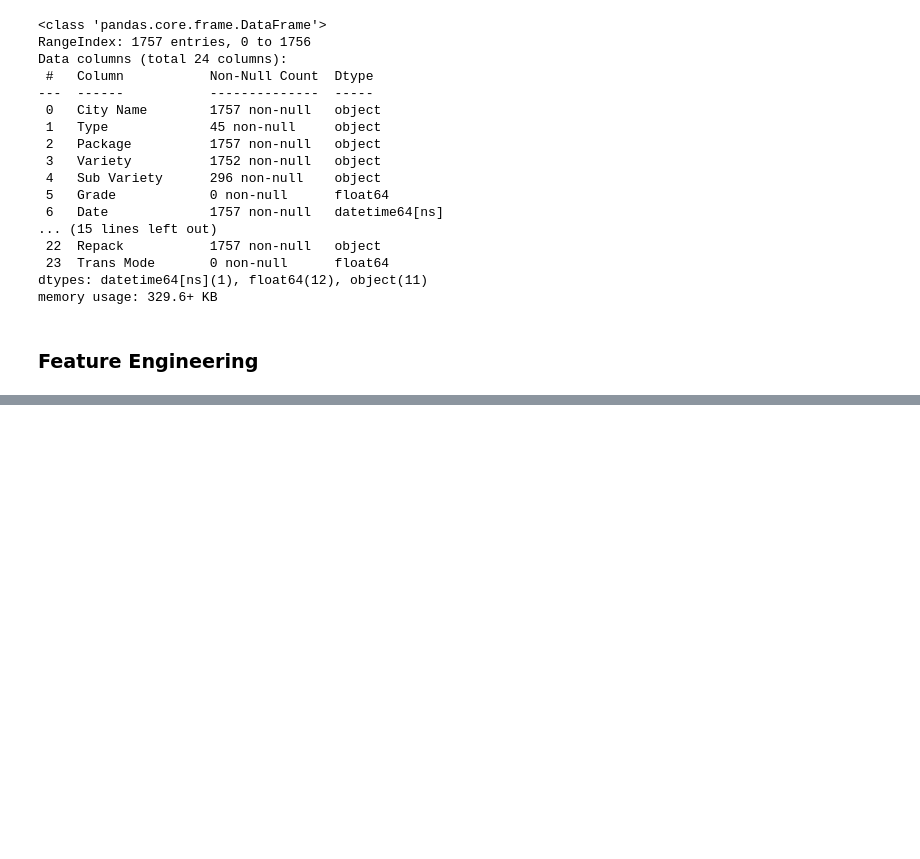
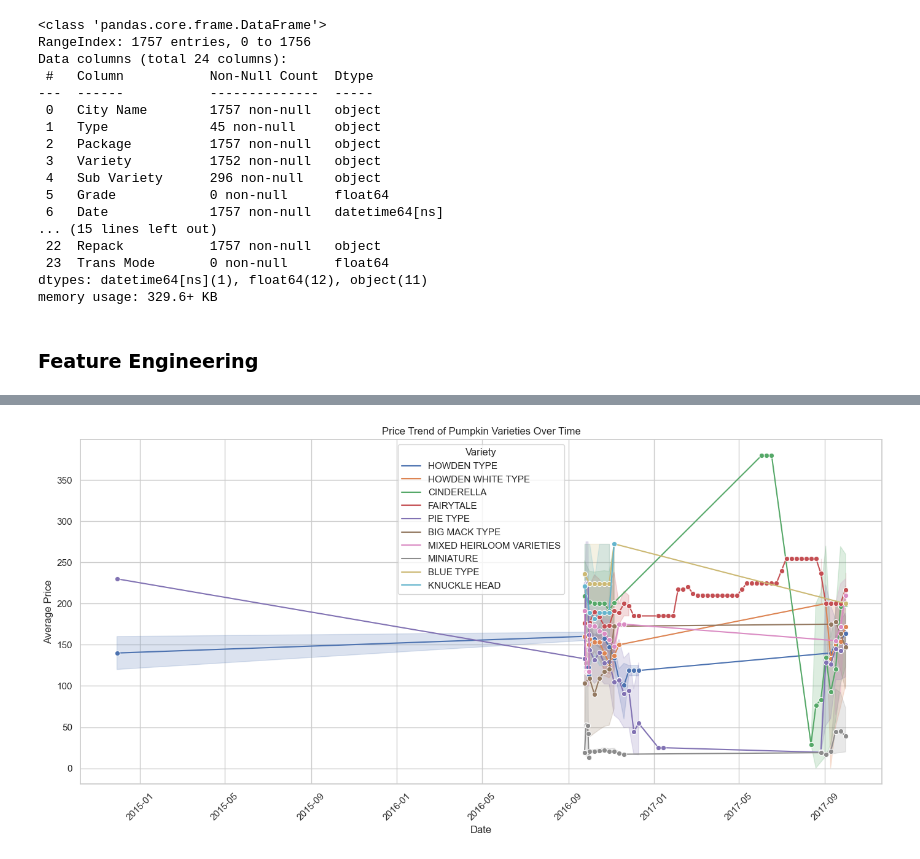
Before and after one commit to uzakariyya/Cohort-3.0-Machine-Learning-Assignments, a Jupyter notebook: Regression_Assingment/2_Regression_Assignment.ipynb, the cells around one changed output, grey strips where cells are left out. Saved outputs shown, nothing was run; the diff lists cells and outputs as text; code cells hidden in the pictures; blank space fills up the shorter version.

```diff
--- a/Regression_Assingment/2_Regression_Assignment.ipynb
+++ b/Regression_Assingment/2_Regression_Assignment.ipynb
@@ -124,0 +157,13 @@ ValueError: Could not interpret value `Pond` for parameter `x`
+# %%
+# Price Trend Over Time (Line Plot)
+plt.figure(figsize=(14,7))
+sns.lineplot(data=df, x='Date', y='Average Price', hue='Variety', marker='o')
+plt.title('Price Trend of Pumpkin Varieties Over Time')
+plt.xlabel('Date')
+plt.ylabel('Average Price')
+plt.xticks(rotation=45)
+plt.legend(title='Variety')
+plt.tight_layout()
+plt.show()
+# %% [output]
+[figure, added]
```
Also changed, not shown: parts of 13 cells of this notebook, 1 other file.
